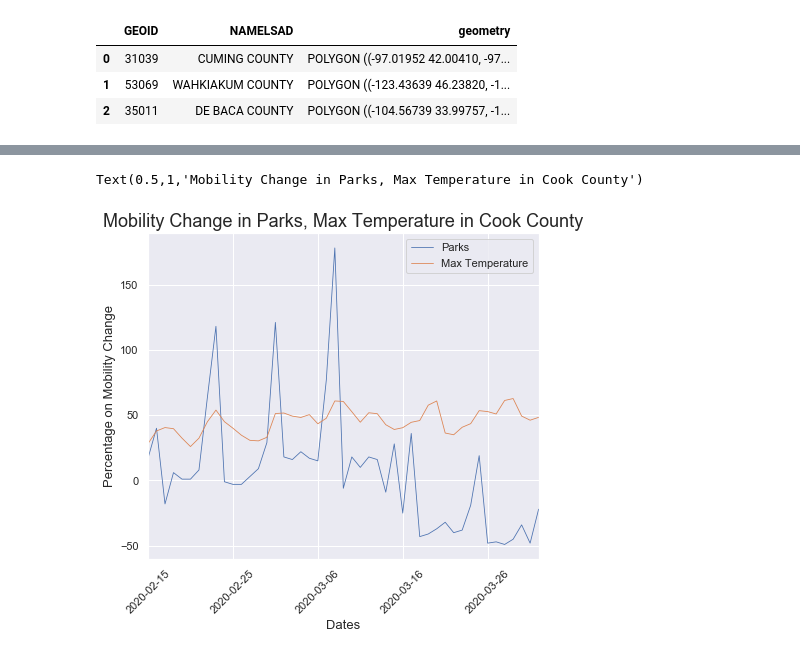
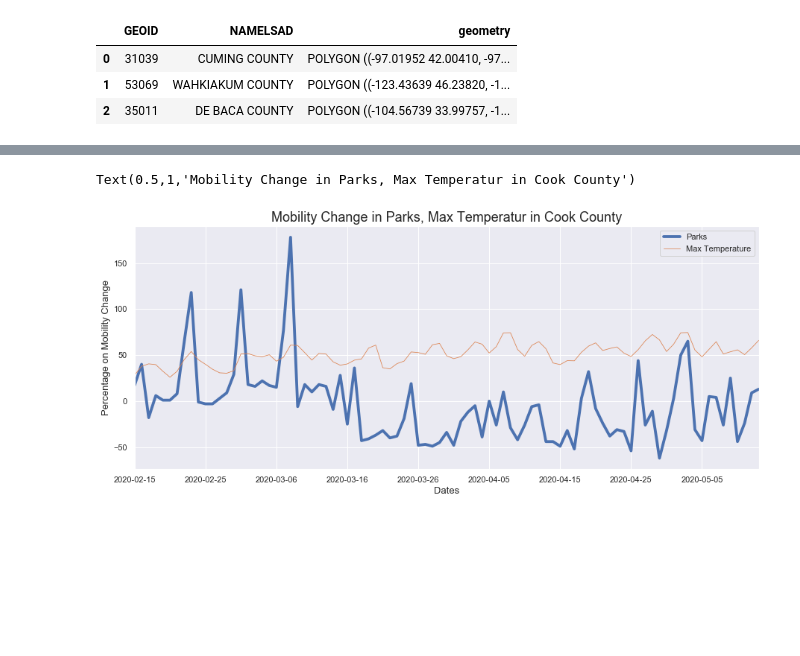
Before and after one commit to LittleAhn/covid19-ml-project, a Jupyter notebook: scripts/building_graphs.ipynb, the cells around one changed output, grey strips where cells are left out. Cells and saved outputs as stored; diff of their text form; code cells hidden in the pictures; blank space fills up the shorter version.

```diff
--- a/scripts/building_graphs.ipynb
+++ b/scripts/building_graphs.ipynb
@@ -178,12 +182,11 @@ Text(0.5,1,'Mobility Change, Max Temperature and Deaths per Population in Cook C
 # %%
-sns.set(rc={'figure.figsize':(7, 6)})
+fig, ax = plt.subplots()
 df_cook_parks = df_cook[["Parks", "Max Temperature"]]
-df_cook_parks = df_cook_parks [df_cook_parks.index <= '2020-04-01']
-df_cook_parks.plot(linewidth=0.8)
-plt.xticks(rotation=45)
+df_cook_parks[['Parks']].plot(ax=ax, linewidth=3.8)
+df_cook_parks[['Max Temperature']].plot(ax=ax, linewidth=0.8)
 plt.xlabel("Dates", fontsize=13)
 plt.ylabel("Percentage on Mobility Change", fontsize=13)
-plt.title('Mobility Change in Parks, Max Temperature in Cook County', fontsize=18)
+plt.title('Mobility Change in Parks, Max Temperatur in Cook County', fontsize=18)
 # %% [output]
-Text(0.5,1,'Mobility Change in Parks, Max Temperature in Cook County')
+Text(0.5,1,'Mobility Change in Parks, Max Temperatur in Cook County')
-[figure, old version]
+[figure, new version]
```
Also changed, not shown: parts of 9 cells of this notebook.
